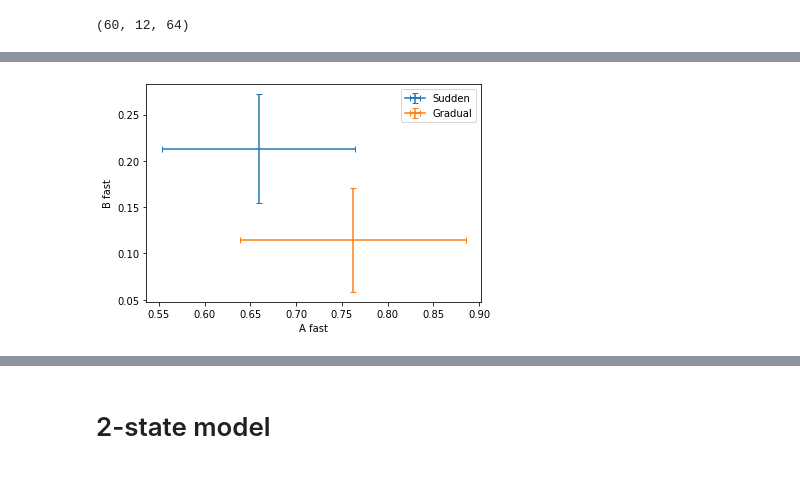
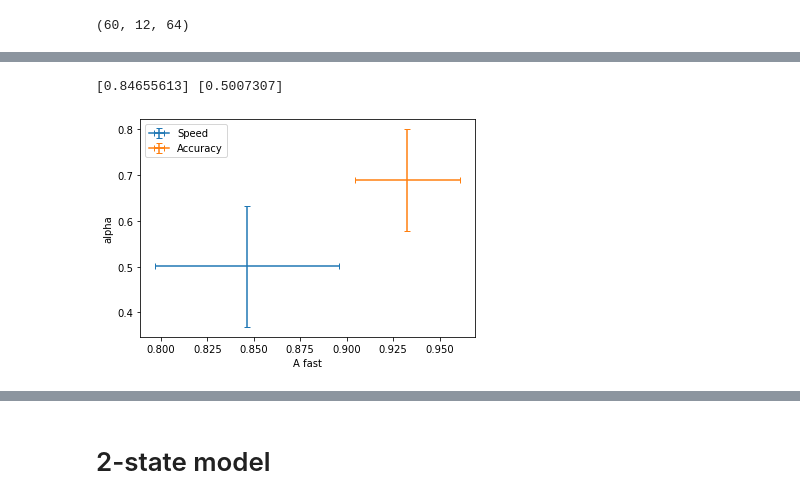
Before and after one commit to tejas-savalia/Lab-Codes, a Jupyter notebook: Psychtoolbox/Visuomotor_Adaptation_Tablet/python_scripts/state_space.ipynb, the cells around one changed output, grey strips where cells are left out. Saved outputs shown, nothing was run; the diff lists cells and outputs as text; code cells hidden in the pictures.

```diff
--- a/Psychtoolbox/Visuomotor_Adaptation_Tablet/python_scripts/state_space.ipynb
+++ b/Psychtoolbox/Visuomotor_Adaptation_Tablet/python_scripts/state_space.ipynb
@@ -169,6 +173,11 @@ def residuals_base_gradual(params, num_trials, data_errors):
     if params[0] < 0 or params[1] < 0:# or params[2] < 0 or params[3] < 0:
         residual_error = residual_error + 1000000
     return residual_error
+# %%
+def minimize_parallel(args):
+    f,x,a,stepsize = args
+    res = scipy.optimize.basinhopping(f, x, minimizer_kwargs=a, stepsize = stepsize)
+    return res
 # %%
 #Divide the whole thing into 16 trial blocks and fit them
 def run_fits(curvatures, num_trials, part_size, first):
@@ -193,7 +202,8 @@ def run_fits(curvatures, num_trials, part_size, first):
                 #print (np.nan_to_num(np.ravel(curvatures[participant])[first:first+part_size], nan = np.nanmedian(np.ravel(curvatures[participant])[first:first+part_size])))
                 #popt, pcov = curve_fit(base_model_sudden, part_size, np.nan_to_num(np.ravel(curvatures[participant])[curr_trial:curr_trial+part_size], nan = np.nanmedian(np.ravel(curvatures[participant])[curr_trial:curr_trial+part_size])), bounds=((0, 0), (1, np.inf)))
                     #fits = scipy.optimize.minimize(residuals_base_sudden, x0 = [initial_point[0], initial_point[1]], args = (part_size, np.nan_to_num(np.ravel(curvatures[participant])[curr_trial:curr_trial+part_size], nan = np.nanmedian(np.ravel(curvatures[participant])[curr_trial:curr_trial+part_size]))), method = 'Nelder-Mead')
-                    fits = scipy.optimize.basinhopping(residuals_base_sudden, x0 = [initial_point[0], initial_point[1]], minimizer_kwargs={'args': (part_size, np.nan_to_num(np.ravel(curvatures[participant])[curr_trial:curr_trial+part_size], nan = np.nanmedian(np.ravel(curvatures[participant])[curr_trial:curr_trial+part_size]))), 'method': 'Nelder-Mead'}, stepsize=0.05)
+                    fits = minimize_parallel([residuals_base_sudden, [initial_point[0], initial_point[1]], {'args': (part_size, np.nan_to_num(np.ravel(curvatures[participant])[curr_trial:curr_trial+part_size], nan = np.nanmedian(np.ravel(curvatures[participant])[curr_trial:curr_trial+part_size]))), 'method': 'Nelder-Mead'}, 0.05])
+#                    fits = scipy.optimize.basinhopping(residuals_base_sudden, x0 = [initial_point[0], initial_point[1]], minimizer_kwargs={'args': (part_size, np.nan_to_num(np.ravel(curvatures[participant])[curr_trial:curr_trial+part_size], nan = np.nanmedian(np.ravel(curvatures[participant])[curr_trial:curr_trial+part_size]))), 'method': 'Nelder-Mead'}, stepsize=0.05)
 
                     if fits.fun < fit_V[participant][fit_num]:
                         fit_A[participant][fit_num] = fits.x[0]
@@ -305,3 +297,18 @@ fit_transfer_A, fit_transfer_B, fit_transfer_V, fit_transfer_success = run_fits_
+# %%
+fit_Af = np.zeros((60, 1))
+fit_Bf = np.zeros((60, 1))
+fit_As = np.zeros((60, 1))
+fit_Bs = np.zeros((60, 1))
+fit_alpha = np.zeros((60, 1))
+fit_V = np.zeros((60, 1))
+f = open('fit_dual_lowerbound_alphaed.pickle', 'rb')
+fits = pickle.load(f)
+fit_Af[:, 0] = fits[:, 0]
+fit_Bf[:, 0] = fits[:, 1]
+fit_As[:, 0] = fits[:, 2]
+fit_Bs[:, 0] = fits[:, 3]
+fit_alpha[:, 0] = fits[:, 4]
+fit_V[:, 0] = fits[:, 5]
 # %%
 def plot_fits(fit_A, fit_B, x_label, y_label):
     x = np.array([np.nanmean(fit_A[0::4, :], axis = 0), np.nanmean(fit_A[1::4, :], axis = 0), np.nanmean(fit_A[2::4, :], axis = 0), np.nanmean(fit_A[3::4, :], axis = 0)])
@@ -339,3 +346,3 @@ plot_fits(Af, Bf, "A Fast", "B Fast")
 # %%
-plot_fits(As, Bs, "A slow", "B slow")
+plot_fits(fit_As, fit_Bs, "A slow", "B slow")
 # %% [output]
@@ -376,6 +381,7 @@ def plot_collapsed_across_rotation_fits(fit_A, fit_B, x_label, y_label):
     plt.xlabel(x_label)
     plt.ylabel(y_label)
 # %%
-plot_collapsed_across_emphasis_fits(Af, Bf, "A fast", "B fast")
+plot_collapsed_across_emphasis_fits(fit_As, fit_alpha, "A fast", "alpha")
 # %% [output]
+[0.84655613] [0.5007307]
-[figure, old version]
+[figure, new version]
```
Also changed, not shown: parts of 99 cells of this notebook, 34 other files.
